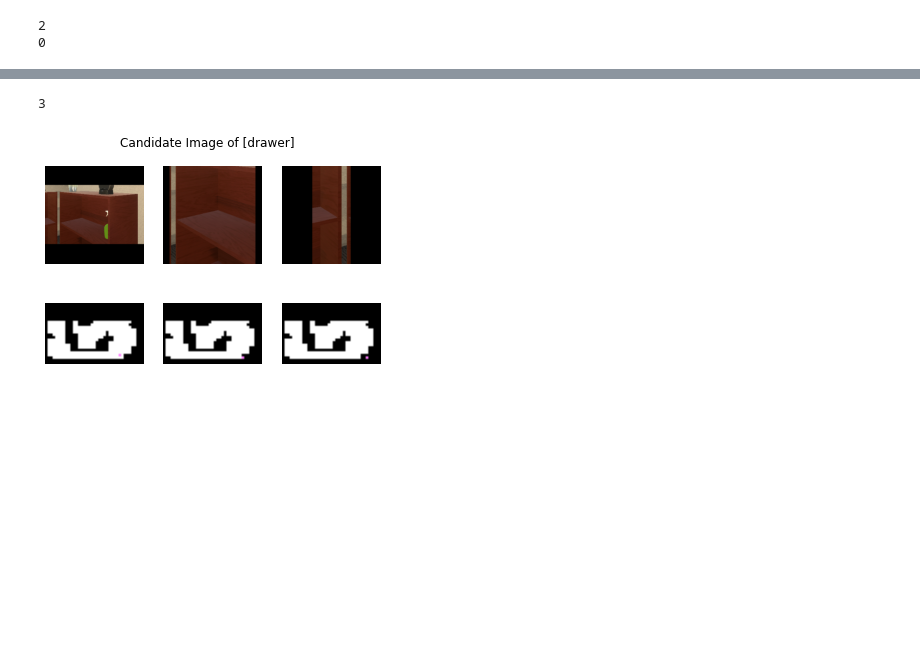
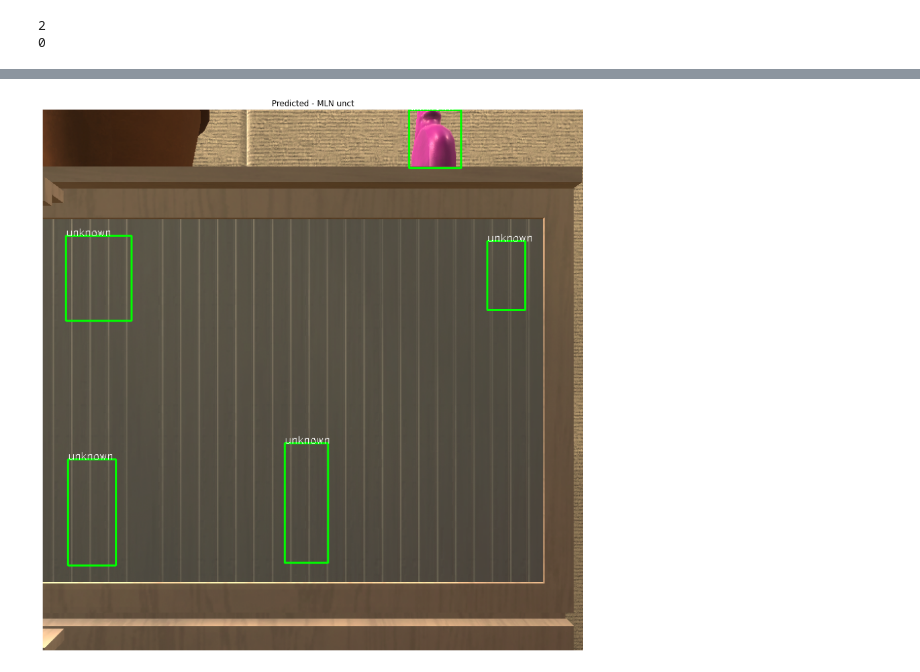
Before and after one commit to jeongeun980906/Zeroshot-Active-VIsual-Search, a Jupyter notebook: Detection.ipynb, the cells around one changed output, grey strips where cells are left out. Cells and saved outputs as stored; diff of their text form; code cells hidden in the pictures; blank space fills up the shorter version.

```diff
--- a/Detection.ipynb
+++ b/Detection.ipynb
@@ -189,2 +127,0 @@ plot_frames(controller.last_event,imshow_grid,landmark_config)
-# %%
-controller.step(action="MoveRight")
@@ -217,23 +147,28 @@ ValueError: min() arg is an empty sequence
 # %%
+'''
+config file
+'''
+
 print(torch.cuda.device_count())
 torch.cuda.set_device(0)
 print(torch.cuda.current_device())
 cfg = get_cfg()
 cfg.merge_from_file('../Open-Set-Object-Detection/config_files/voc.yaml')
-cfg.MODEL.SAVE_IDX=1
+cfg.MODEL.SAVE_IDX=19 #22
 cfg.MODEL.RPN.USE_MDN=False
 cfg.log = False
-cfg.MODEL.ROI_HEADS.USE_MLN = False
+cfg.MODEL.ROI_HEADS.USE_MLN = True
 cfg.MODEL.ROI_HEADS.AUTO_LABEL = False
 cfg.MODEL.ROI_HEADS.AF = 'baseline'
 cfg.MODEL.RPN.AUTO_LABEL = False
 cfg.MODEL.ROI_BOX_HEAD.USE_FD = False
 cfg.MODEL.RPN.AUTO_LABEL_TYPE = 'sum'
-cfg.MODEL.ROI_HEADS.NUM_CLASSES = 80
+cfg.MODEL.ROI_HEADS.NUM_CLASSES = 21
 cfg.INPUT.RANDOM_FLIP = "none"
 cfg.MODEL.ROI_HEADS.UNCT = True
+cfg.MODEL.ROI_HEADS.NMS_THRESH_TEST = 0.2
 cfg.PATH = '../Open-Set-Object-Detection'
-
+cfg.phase = 'voc'
 # cfg.merge_from_list(args.opts)
 RPN_NAME = 'mdn' if cfg.MODEL.RPN.USE_MDN else 'base'
 ROI_NAME = 'mln' if cfg.MODEL.ROI_HEADS.USE_MLN else 'base'
@@ -241,6 +176,14 @@ MODEL_NAME = RPN_NAME + ROI_NAME
 # cfg.merge_from_list(args.opts)
 cfg.freeze()
 # wandb.init(config=cfg,tags= 'temp',name = 'temp',project='temp')
+
+device = 'cuda:0'
+model = GeneralizedRCNN(cfg,device = device).to(device)
+state_dict = torch.load('../Open-Set-Object-Detection/ckpt/{}/{}_{}_15000.pt'.format(cfg.MODEL.ROI_HEADS.AF,cfg.MODEL.SAVE_IDX,MODEL_NAME),map_location=device)
+pretrained_dict = {k: v for k, v in state_dict.items() if k in model.state_dict()}
+model.load_state_dict(pretrained_dict)
+
+predictor = DefaultPredictor(cfg,model)
 # %% [output]
 2
 0
@@ -453,28 +190,2 @@ def object_coord(DEPTH,COLOR,agent_pos,agent_rot):
-# %%
-# plt.figure(figsize=(5,5))
-plt.suptitle("Candidate Image of [{}]".format(new_query_object_name))
-print(len(show_patch))
-for e,sp in enumerate(show_patch):
-    candidate_box_numpy = candidate_box.tensor.cpu().numpy()[e]
-    center = [(candidate_box_numpy[0]+candidate_box_numpy[2])/2,(candidate_box_numpy[1]+candidate_box_numpy[3])/2]
-    DEPTH = controller.last_event.depth_frame
-    COLOR = controller.last_event.frame.astype(np.uint8)
-    new = object_coord(DEPTH,COLOR,controller.last_event.metadata['agent']['position'],controller.last_event.metadata['agent']['rotation'])
-    new_grid = sm.xyz2grid(new)
-    plt.subplot(2,len(show_patch),e+1)
-    plt.imshow(sp)
-    plt.axis('off')
-
-    plt.subplot(2,len(show_patch),e+len(show_patch)+1)
-    temp = sm.grid_map.copy()
-    temp[new_grid[0],new_grid[1],:] = [1,0.5,1]
-    temp = np.rot90(temp)
-    plt.imshow(temp)
-    plt.axis('off')
-plt.show()
-
-
-candidate_depth = DEPTH[int(center[0]),int(center[1])]
-# %% [output]
-3
-[figure, removed]
+# %%
+VOC_CLASS_NAMES_NEW = (*VOC_CLASS_NAMES, 'unknown')
@@ -480,0 +195,16 @@ candidate_depth = DEPTH[int(center[0]),int(center[1])]
+# %%
+controller.step(
+    action="Teleport",
+    position = rstate[105],
+    rotation = dict(x=0,y=180,z=0)
+)
+d2w = depth2world()
+# %%
+img = controller.last_event.cv2img
+pred = predictor(img)
+pred_boxes, pred_classes,unk_only,_ = postprocess(pred)
+
+# pred_boxes = pred_boxes[unk_only]
+plot_openset(img,pred_boxes,pred_classes,VOC_CLASS_NAMES_NEW)
+# %% [output]
+[figure, added]
```
Also changed, not shown: parts of 34 cells of this notebook, 12 other files.
